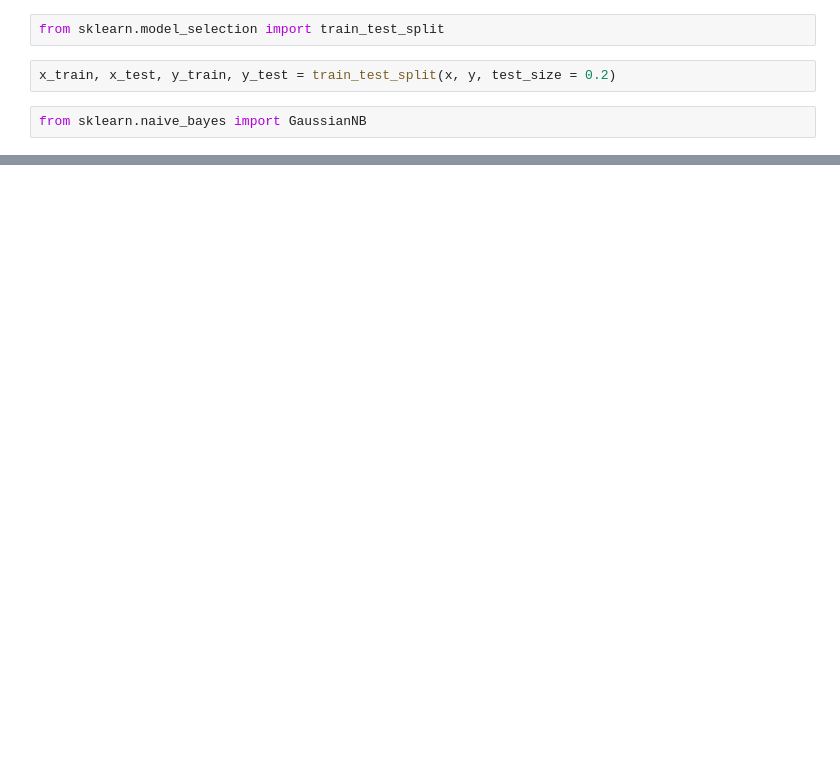
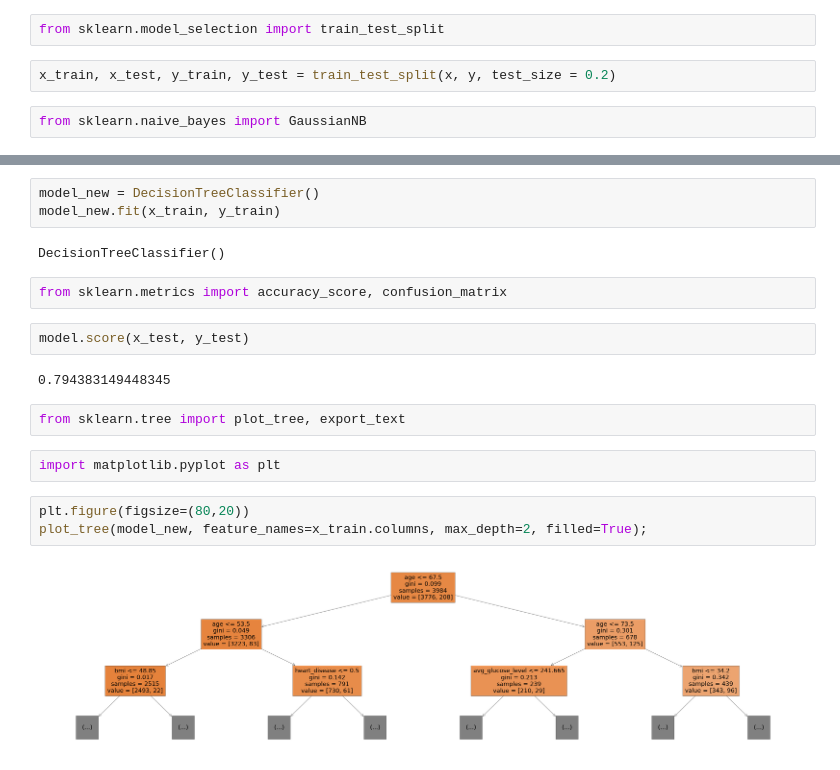
Before and after one commit to aditya-1967/BrainStroke77, a Jupyter notebook: brainstroke.ipynb, the cells around one changed output, grey strips where cells are left out. Saved outputs shown, nothing was run; the diff lists cells and outputs as text; blank space fills up the shorter version.

```diff
--- a/brainstroke.ipynb
+++ b/brainstroke.ipynb
@@ -60,0 +169,20 @@ model.predict(x_test)
+# %%
+model_new = DecisionTreeClassifier()
+model_new.fit(x_train, y_train)
+# %% [output]
+DecisionTreeClassifier()
+# %%
+from sklearn.metrics import accuracy_score, confusion_matrix
+# %%
+model.score(x_test, y_test)
+# %% [output]
+0.794383149448345
+# %%
+from sklearn.tree import plot_tree, export_text
+# %%
+import matplotlib.pyplot as plt
+# %%
+plt.figure(figsize=(80,20))
+plot_tree(model_new, feature_names=x_train.columns, max_depth=2, filled=True);
+# %% [output]
+[figure, added]
```
Also changed, not shown: parts of 21 cells of this notebook.
